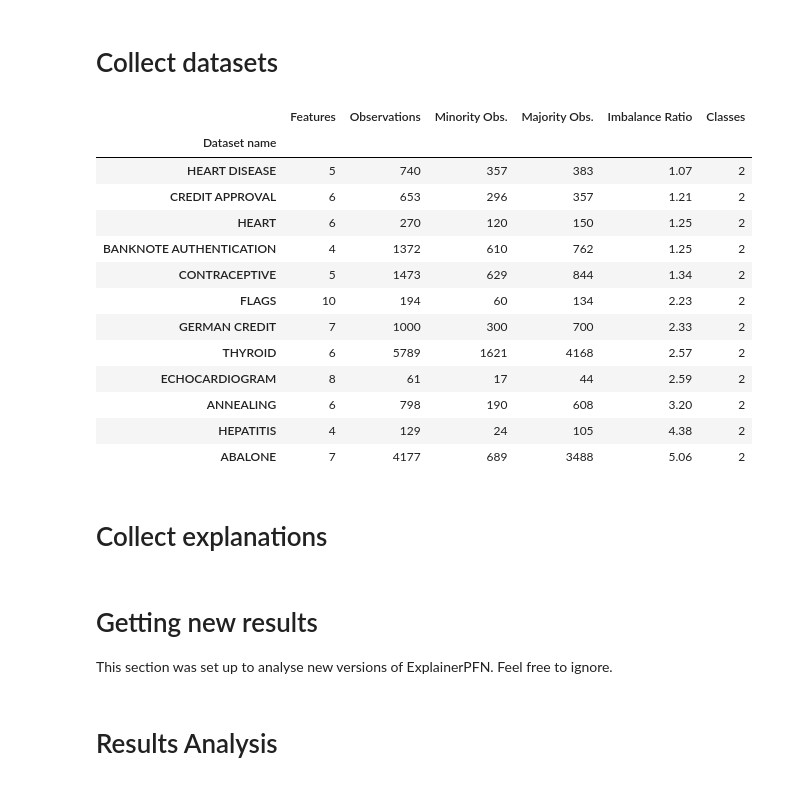
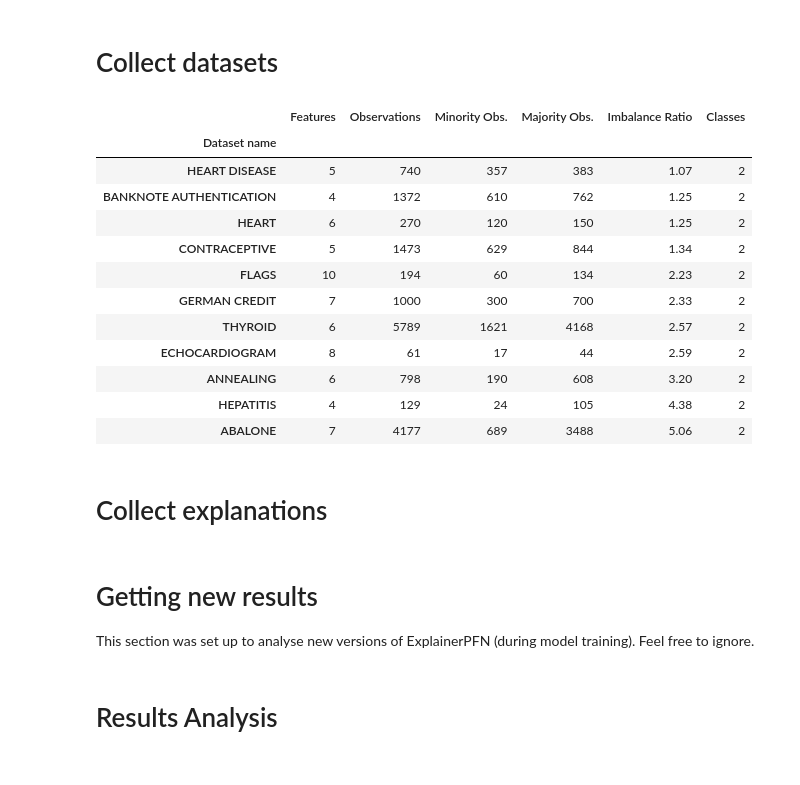
Before and after one commit to joaopfonseca/ExplainerPFN, a Jupyter notebook: notebooks/9-analysis-across-datasets.ipynb, the cells around one changed output. Drawn from its saved outputs; the diff is of its cells as text; code cells hidden in the pictures.

```diff
--- a/notebooks/9-analysis-across-datasets.ipynb
+++ b/notebooks/9-analysis-across-datasets.ipynb
@@ -48,25 +48,29 @@ No GPU available. Training will run on CPU.
 # %%
 datasets = BinaryDatasets().download()
 datasets.content_ += ContinuousCategoricalDatasets().download().content_
 content_processed = []
 for name, df in datasets:
+    # Drop Credit Approval dataset due to weird formatting issues
+    if name == "CREDIT APPROVAL":
+        continue
+
     df.columns = df.columns.astype(str)
     df = df.loc[:, ~df.columns.str.startswith("cat")].copy()
     if df.target.nunique() > 2:
         df.target = (df.target == df.target.mode().iloc[0]).astype(int)
 
     if df.shape[1] < max_features and df.shape[1] > 2 and df.shape[0] < max_samples:
         content_processed.append((name, df))
 
 datasets.content_ = content_processed
-datasets.summarize_datasets()
+summary = datasets.summarize_datasets()
+summary
 # %% [output]
 |  | Features | Observations | Minority Obs. | Majority Obs. | Imbalance Ratio | Classes |
 | Dataset name |  |  |  |  |  |  |
 | HEART DISEASE | 5 | 740 | 357 | 383 | 1.07 | 2 |
-| CREDIT APPROVAL | 6 | 653 | 296 | 357 | 1.21 | 2 |
+| BANKNOTE AUTHENTICATION | 4 | 1372 | 610 | 762 | 1.25 | 2 |
 | HEART | 6 | 270 | 120 | 150 | 1.25 | 2 |
-| BANKNOTE AUTHENTICATION | 4 | 1372 | 610 | 762 | 1.25 | 2 |
 | CONTRACEPTIVE | 5 | 1473 | 629 | 844 | 1.34 | 2 |
 | FLAGS | 10 | 194 | 60 | 134 | 2.23 | 2 |
 | GERMAN CREDIT | 7 | 1000 | 300 | 700 | 2.33 | 2 |
@@ -192,7 +196,7 @@ with open("results_across_datasets_mlp.pkl", "wb") as f:
 # %% [markdown]
 # Getting new results
 
-This section was set up to analyse new versions of ExplainerPFN. Feel free to ignore.
+This section was set up to analyse new versions of ExplainerPFN (during model training). Feel free to ignore.
 # %%
 with open("results_across_datasets_mlp.pkl", "rb") as f:
     results = pickle.load(f)
```
Also changed, not shown: parts of 20 cells of this notebook, 1 other file.
